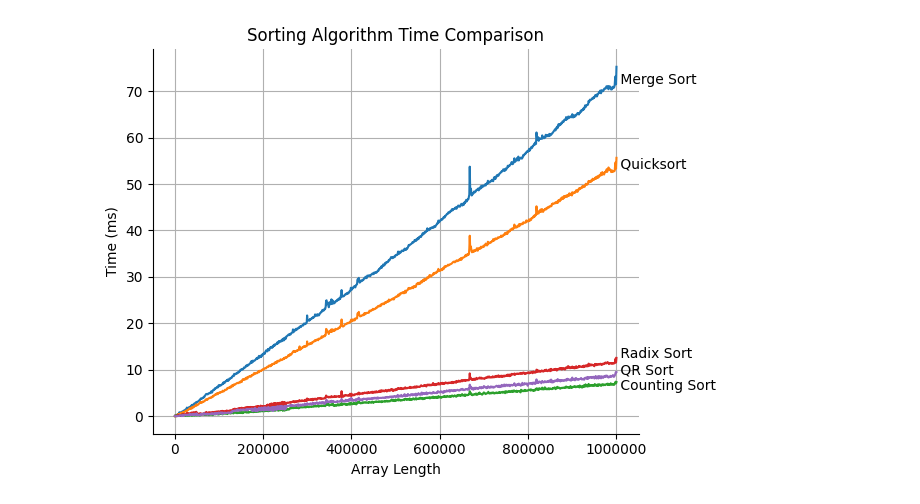
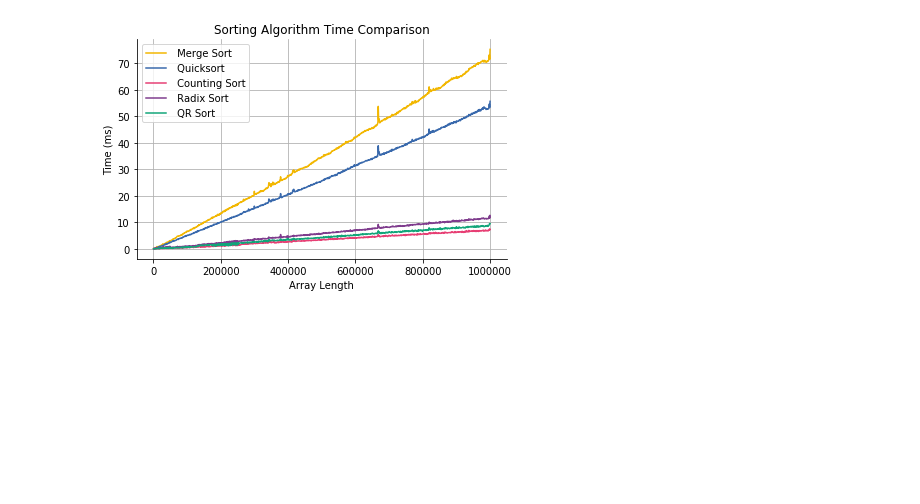
Before and after one commit to randytbushman/SortTester_C, a Jupyter notebook: figure_generator.ipynb, the cells around one changed output. Cells and saved outputs as stored; diff of their text form; code cells hidden in the pictures; blank space fills up the shorter version.

Commit message:
New figures

```diff
--- a/figure_generator.ipynb
+++ b/figure_generator.ipynb
@@ -5,39 +5,37 @@ import os
 from cycler import cycler
 mpl.rcParams['axes.spines.top'] = False
 mpl.rcParams['axes.spines.right'] = False
+
+cud_colors = ['#F2B701', '#3969AC', '#E73F74', '#7F3C8D', '#11A579']
 # %%
 with open("test1-50000.csv", 'r') as f:
     lines = f.readlines()
     headers = lines[0].strip().split(",")
     sort_col_list = [[] for i in range(len(headers))]
 
     for row in range(1, len(lines)):
         line = lines[row].strip().split(",")
         for col in range(len(line)):
             sort_col_list[col].append(float(line[col]))
 
     x_arr = sort_col_list[0]
 
 for i in range(1, len(headers)):
-    plt.plot(x_arr, sort_col_list[i], label=headers[i])
+    plt.plot(x_arr, sort_col_list[i], label=headers[i], color=cud_colors[i-1])
 
-plt.text(x_arr[-1], sort_col_list[1][-2], headers[1])
-plt.text(x_arr[-1], sort_col_list[2][-2], headers[2])
-plt.text(x_arr[-1], sort_col_list[3][-2] - 1.5, headers[3])  # Counting Sort
-plt.text(x_arr[-1], sort_col_list[4][-2] + 1, headers[4])  # Radix Sort
-plt.text(x_arr[-1], sort_col_list[5][-1] - 0.5, headers[5])  # QR Sort
 
+plt.legend()
 plt.ticklabel_format(style='plain')
 plt.title("Sorting Algorithm Time Comparison")
 plt.xlabel("Array Length")
 plt.ylabel("Time (ms)")
 plt.grid()
 plt.rcParams['savefig.dpi'] = 600
 mpl.rcParams['axes.spines.top'] = False
 mpl.rcParams['axes.spines.right'] = False
 plt.tight_layout()
-plt.savefig("figure_1.png")
+plt.savefig("figure_5.png")
 plt.show()
 # %% [output]
-[figure, old version]
+[figure, new version]
 # %%
```
Also changed, not shown: parts of 3 cells of this notebook, 6 other files.
